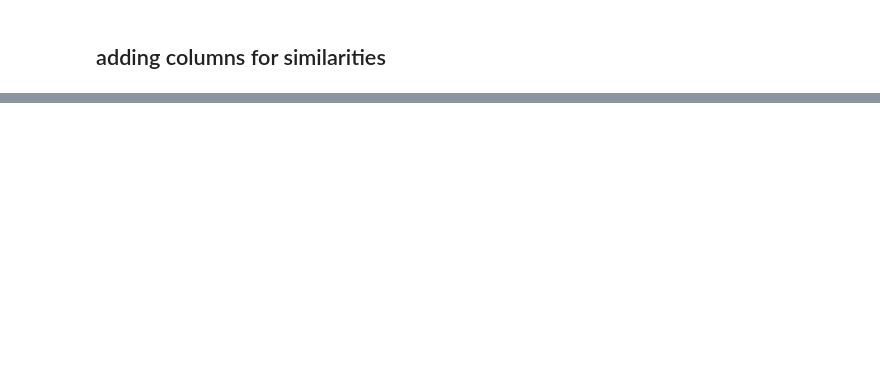
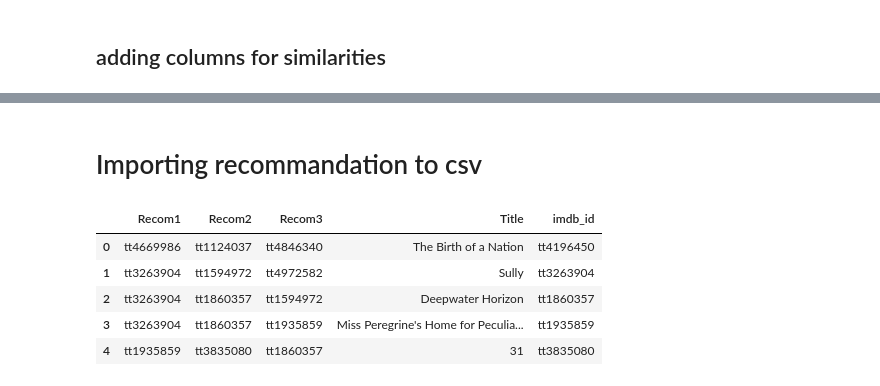
Before and after one commit to irinadrapic/moviesDashboard, a Jupyter notebook: raw/Similarity Test.ipynb, the cells around one changed output, grey strips where cells are left out. Drawn from its saved outputs; the diff is of its cells as text; code cells hidden in the pictures; blank space fills up the shorter version.

Commit message:
added code to export recommendation to csv

```diff
--- a/raw/Similarity Test.ipynb
+++ b/raw/Similarity Test.ipynb
@@ -78,5 +78,6 @@ Tokenizer_3948f8fd01f3
 # %%
 # Transform and show DataFrame
 tokenized = tokenizer.transform(sentenceData)
+tokenized_2 = tokenizer.transform(sentenceData)
 tokenized.show(truncate=False)
 # %% [output]
@@ -103,5 +104,6 @@ remover = StopWordsRemover(inputCol="words", outputCol="stopwords")
 # %%
 # Transform and show data
 tokenized = remover.transform(tokenized)
+tokenized_2 = remover.transform(tokenized_2)
 tokenized.show(truncate=False)
 # %% [output]
@@ -168,6 +175,0 @@ clean_overview2
-# %%
-docA = nlp(clean_overview1)
-docB = nlp(clean_overview2)
-
-print(docA.similarity(docB))
-type(docA) , type(clean_overview1)
@@ -201,12 +220,25 @@ from pyspark.sql.functions import lit
 # %%
+#Code to compare each movie to the all movie and recommend top 3
 ll = []
-for f in tokenized.collect():
+result = []
+for m in tokenized_2.collect():
+    main_row = str(m.stopwords)
+    docA = nlp(main_row)
+    for f in tokenized.collect():
 
-    overview_row = str(f.stopwords)
-    #print(overview_row)
-    doc_row = nlp(overview_row)
+        overview_row = str(f.stopwords)
+        #print(overview_row)
+        doc_row = nlp(overview_row)
 
-    compare = docA.similarity(doc_row)
-    ll.append({'Title': f.title, 'Similarity': compare })
+        compare = docA.similarity(doc_row)
+        ll.append({'imdb_id': f.imdb_id,'Title': f.title, 'Similarity': compare })
 # sample = tokenized.withColumn('similarity', lit(str(ll)))
 # ll
+    df_simi = pd.DataFrame(ll)
+    df_simi.sort_values(by=['Similarity'], inplace=True, ascending=False)
+    df_simi.reset_index(drop=True)
+    top3_df = df_simi.iloc[1:4]
+    result.append({'imdb_id': m.imdb_id,'Title': m.title, 'Recom1': top3_df.iloc[0,2],
+                  'Recom2': top3_df.iloc[1,2], 'Recom3': top3_df.iloc[2,2]})
+    print(result)
+#     top3_df
@@ -353,0 +264,12 @@ for token in tokens1:
+# %% [markdown]
+# Importing recommandation to csv
+# %%
+df_recomm = pd.DataFrame(result)
+df_recomm.head()
+# %% [output]
+|  | Recom1 | Recom2 | Recom3 | Title | imdb_id |
+| 0 | tt4669986 | tt1124037 | tt4846340 | The Birth of a Nation | tt4196450 |
+| 1 | tt3263904 | tt1594972 | tt4972582 | Sully | tt3263904 |
+| 2 | tt3263904 | tt1860357 | tt1594972 | Deepwater Horizon | tt1860357 |
+| 3 | tt3263904 | tt1860357 | tt1935859 | Miss Peregrine's Home for Peculia... | tt1935859 |
+| 4 | tt1935859 | tt3835080 | tt1860357 | 31 | tt3835080 |
```
Also changed, not shown: parts of 41 cells of this notebook, 1 other file.
